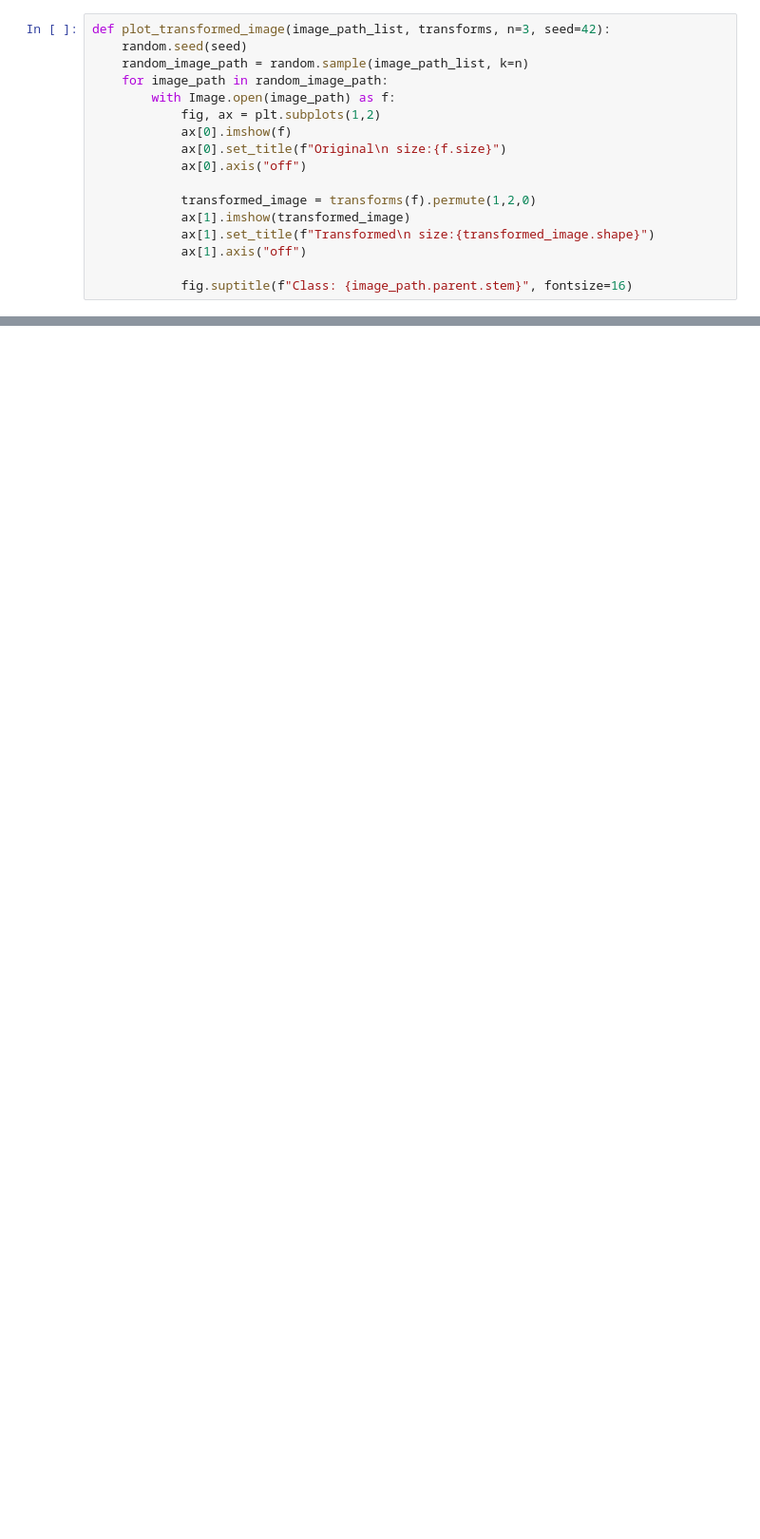
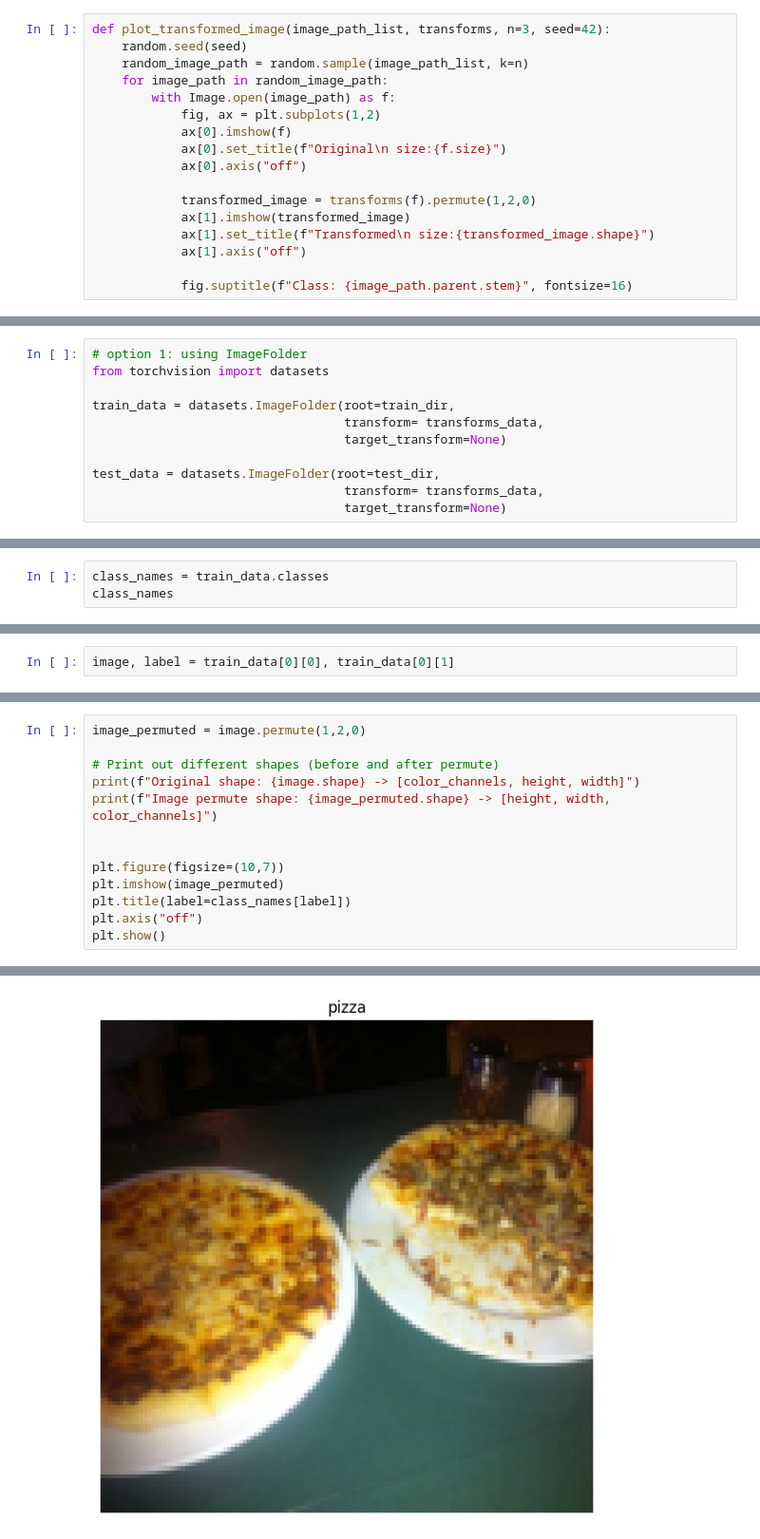
Before and after one commit to Abisheklimbu/pytorch, a Jupyter notebook: 04_custom_dataset/food_classification.ipynb, the cells around one changed output, grey strips where cells are left out. Shown at 95% size. Cells and saved outputs as stored; diff of their text form; blank space fills up the shorter version.

Commit message:
Loading Image Using ImageFolder

```diff
--- a/04_custom_dataset/food_classification.ipynb
+++ b/04_custom_dataset/food_classification.ipynb
@@ -220,0 +227,11 @@ plot_transformed_image(image_path_list=image_path_list,
+# %%
+# option 1: using ImageFolder
+from torchvision import datasets
+
+train_data = datasets.ImageFolder(root=train_dir,
+                                  transform= transforms_data,
+                                  target_transform=None)
+
+test_data = datasets.ImageFolder(root=test_dir,
+                                  transform= transforms_data,
+                                  target_transform=None)
@@ -220,0 +259,3 @@ plot_transformed_image(image_path_list=image_path_list,
+# %%
+class_names = train_data.classes
+class_names
@@ -220,0 +293,2 @@ plot_transformed_image(image_path_list=image_path_list,
+# %%
+image, label = train_data[0][0], train_data[0][1]
@@ -220,0 +319,14 @@ plot_transformed_image(image_path_list=image_path_list,
+# %%
+image_permuted = image.permute(1,2,0)
+
+# Print out different shapes (before and after permute)
+print(f"Original shape: {image.shape} -> [color_channels, height, width]")
+print(f"Image permute shape: {image_permuted.shape} -> [height, width, color_channels]")
+
+
+plt.figure(figsize=(10,7))
+plt.imshow(image_permuted)
+plt.title(label=class_names[label])
+plt.axis("off")
+plt.show()
+# %% [output]
@@ -220,0 +335 @@ plot_transformed_image(image_path_list=image_path_list,
+[figure, added]
```
Also changed, not shown: parts of 22 cells of this notebook.
